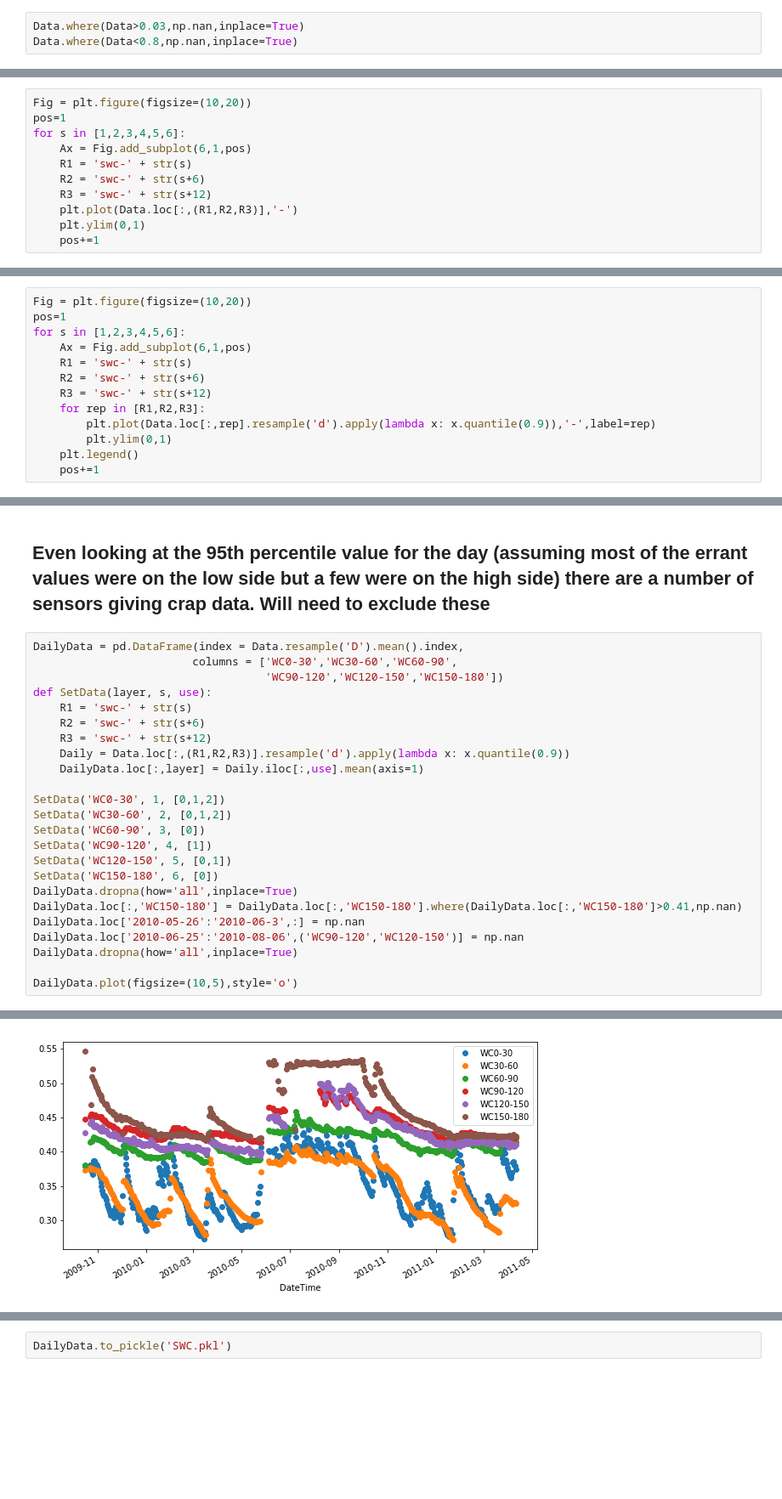
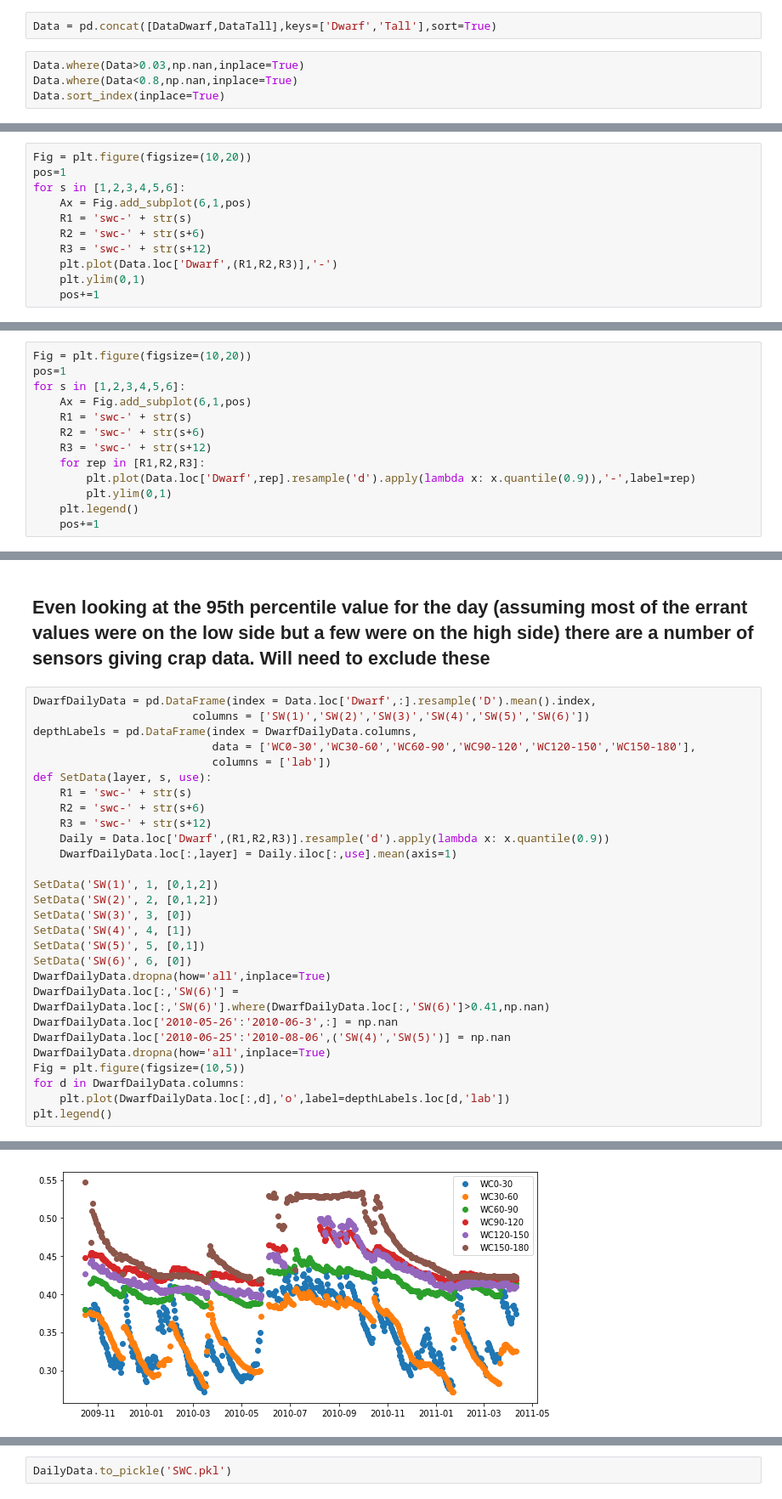
Before and after one commit to HamishBrownPFR/PerennialCrops, a Jupyter notebook: Apple/SWCanalysis.ipynb, the cells around one changed output, grey strips where cells are left out. Shown at 85% size. Cells and saved outputs as stored; diff of their text form; blank space fills up the shorter version.

```diff
--- a/Apple/SWCanalysis.ipynb
+++ b/Apple/SWCanalysis.ipynb
@@ -15,4 +23,7 @@ Data.drop(['year','day','hhmm'],axis=1,inplace=True)
+# %%
+Data = pd.concat([DataDwarf,DataTall],keys=['Dwarf','Tall'],sort=True)
 # %%
 Data.where(Data>0.03,np.nan,inplace=True)
 Data.where(Data<0.8,np.nan,inplace=True)
+Data.sort_index(inplace=True)
 # %% [markdown]
@@ -25,7 +36,7 @@ for s in [1,2,3,4,5,6]:
     R1 = 'swc-' + str(s)
     R2 = 'swc-' + str(s+6)
     R3 = 'swc-' + str(s+12)
-    plt.plot(Data.loc[:,(R1,R2,R3)],'-')
+    plt.plot(Data.loc['Dwarf',(R1,R2,R3)],'-')
     plt.ylim(0,1)
     pos+=1
 # %% [output]
@@ -41,7 +52,7 @@ for s in [1,2,3,4,5,6]:
     R2 = 'swc-' + str(s+6)
     R3 = 'swc-' + str(s+12)
     for rep in [R1,R2,R3]:
-        plt.plot(Data.loc[:,rep].resample('d').apply(lambda x: x.quantile(0.9)),'-',label=rep)
+        plt.plot(Data.loc['Dwarf',rep].resample('d').apply(lambda x: x.quantile(0.9)),'-',label=rep)
         plt.ylim(0,1)
     plt.legend()
     pos+=1
@@ -50,27 +61,31 @@ for s in [1,2,3,4,5,6]:
 # %% [markdown]
 ## Even looking at the 95th percentile value for the day (assuming most of the errant values were on the low side but a few were on the high side) there are a number of sensors giving crap data.  Will need to exclude these
 # %%
-DailyData = pd.DataFrame(index = Data.resample('D').mean().index,
-                        columns = ['WC0-30','WC30-60','WC60-90',
-                                   'WC90-120','WC120-150','WC150-180'])
+DwarfDailyData = pd.DataFrame(index = Data.loc['Dwarf',:].resample('D').mean().index,
+                        columns = ['SW(1)','SW(2)','SW(3)','SW(4)','SW(5)','SW(6)'])
+depthLabels = pd.DataFrame(index = DwarfDailyData.columns,
+                           data = ['WC0-30','WC30-60','WC60-90','WC90-120','WC120-150','WC150-180'],
+                           columns = ['lab'])
 def SetData(layer, s, use):
     R1 = 'swc-' + str(s)
     R2 = 'swc-' + str(s+6)
     R3 = 'swc-' + str(s+12)
-    Daily = Data.loc[:,(R1,R2,R3)].resample('d').apply(lambda x: x.quantile(0.9))
-    DailyData.loc[:,layer] = Daily.iloc[:,use].mean(axis=1)
+    Daily = Data.loc['Dwarf',(R1,R2,R3)].resample('d').apply(lambda x: x.quantile(0.9))
+    DwarfDailyData.loc[:,layer] = Daily.iloc[:,use].mean(axis=1)
 
-SetData('WC0-30', 1, [0,1,2])
-SetData('WC30-60', 2, [0,1,2])
-SetData('WC60-90', 3, [0])
-SetData('WC90-120', 4, [1])
-SetData('WC120-150', 5, [0,1])
-SetData('WC150-180', 6, [0])
-DailyData.dropna(how='all',inplace=True)
-DailyData.loc[:,'WC150-180'] = DailyData.loc[:,'WC150-180'].where(DailyData.loc[:,'WC150-180']>0.41,np.nan)
-DailyData.loc['2010-05-26':'2010-06-3',:] = np.nan
-DailyData.loc['2010-06-25':'2010-08-06',('WC90-120','WC120-150')] = np.nan
-DailyData.dropna(how='all',inplace=True)
-
-DailyData.plot(figsize=(10,5),style='o')
+SetData('SW(1)', 1, [0,1,2])
+SetData('SW(2)', 2, [0,1,2])
+SetData('SW(3)', 3, [0])
+SetData('SW(4)', 4, [1])
+SetData('SW(5)', 5, [0,1])
+SetData('SW(6)', 6, [0])
+DwarfDailyData.dropna(how='all',inplace=True)
+DwarfDailyData.loc[:,'SW(6)'] = DwarfDailyData.loc[:,'SW(6)'].where(DwarfDailyData.loc[:,'SW(6)']>0.41,np.nan)
+DwarfDailyData.loc['2010-05-26':'2010-06-3',:] = np.nan
+DwarfDailyData.loc['2010-06-25':'2010-08-06',('SW(4)','SW(5)')] = np.nan
+DwarfDailyData.dropna(how='all',inplace=True)
+Fig = plt.figure(figsize=(10,5))
+for d in DwarfDailyData.columns:
+    plt.plot(DwarfDailyData.loc[:,d],'o',label=depthLabels.loc[d,'lab'])
+plt.legend()
 # %% [output]
@@ -78 +93 @@ DailyData.plot(figsize=(10,5),style='o')
-[figure, old version]
+[figure, new version]
```
Also changed, not shown: parts of 11 cells of this notebook, 8 other files.
